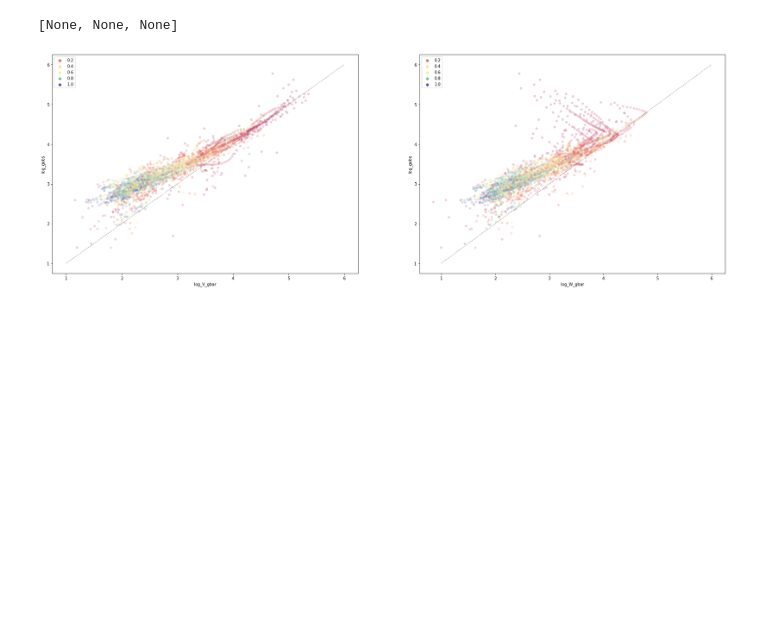
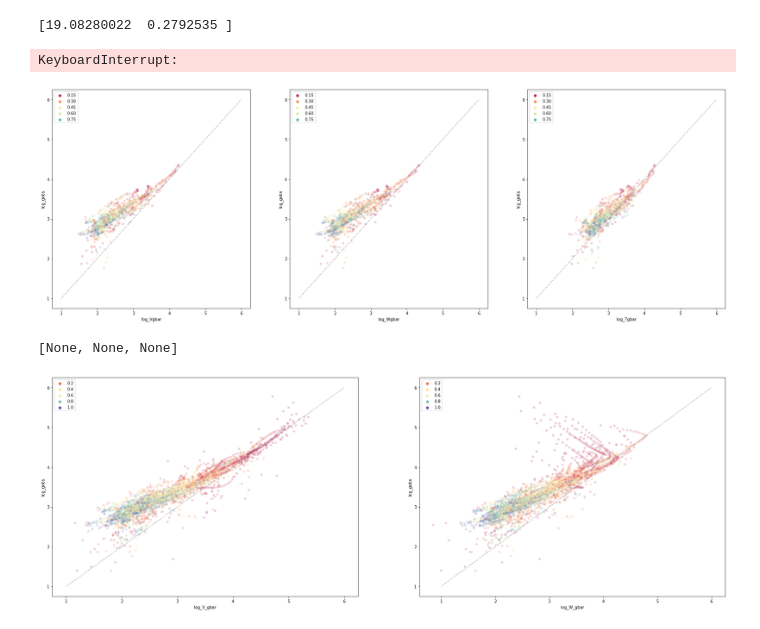
Before and after one commit to timjdavey/galactus, a Jupyter notebook: notebooks/Sparc RAR.ipynb, the cells around one changed output. Saved outputs shown, nothing was run; the diff lists cells and outputs as text; code cells hidden in the pictures; blank space fills up the shorter version.

```diff
--- a/notebooks/Sparc RAR.ipynb
+++ b/notebooks/Sparc RAR.ipynb
@@ -17,11 +15,0 @@ full_df['VWdiff'] = (full_df['log_V_gbar']-full_df['log_W_gbar'])**2
-# %%
-def plot_rar(df):
-    fig, axes = plt.subplots(1, 2, figsize=(30,10))
-    for i, iden in enumerate(('V', 'W')):
-        g = sns.scatterplot(data=df, x='log_%s_gbar' % iden, y='log_gobs', alpha=0.2, hue='rel_R', palette='Spectral', ax=axes[i])
-        #g.set(xscale="log", yscale="log")
-
-        line = [1,6]
-        sns.lineplot(x=line, y=line, color='grey', ax=axes[i], linestyle='dotted')
-
-[plot_rar(d) for d in datasets]
@@ -34,0 +28,4 @@ def plot_rar(df):
+# %%
+fitted = curve_fit_entiredataset(filter_bad_quality)
+# %% [output]
+[19.08280022  0.2792535 ]
@@ -35,3 +65,20 @@ def plot_rar(df):
+# %%
+meta_optimise_with_tau(full_df)
+# %% [output]
+KeyboardInterrupt:
+# %%
+def plot_rar(df):
+    fig, axes = plt.subplots(1, 3, figsize=(30,10))
+    for i, iden in enumerate(('V', 'W', 'T')):
+        g = sns.scatterplot(data=df, x='log_%sgbar' % iden, y='log_gobs', alpha=0.2, hue='rel_R', palette='Spectral', ax=axes[i])
+        #g.set(xscale="log", yscale="log")
+
+        line = [1,6]
+        sns.lineplot(x=line, y=line, color='grey', ax=axes[i], linestyle='dotted')
+
+plot_rar(fitted)#[plot_rar(d) for d in datasets]
+# %% [output]
+[figure, added]
 # %%
 def plot_rar(df):
     fig, axes = plt.subplots(1, 2, figsize=(30,10))
```
Also changed, not shown: parts of 7 cells of this notebook, 4 other files.
